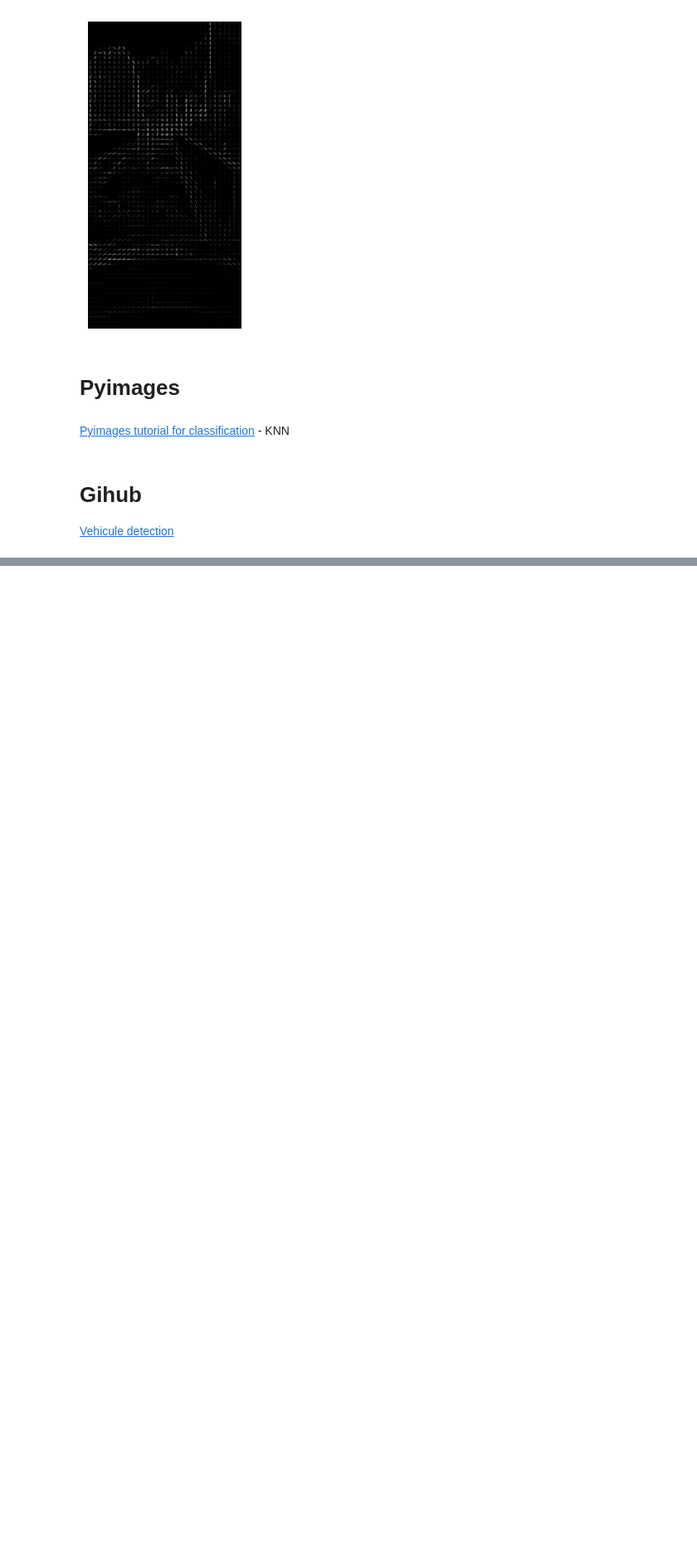
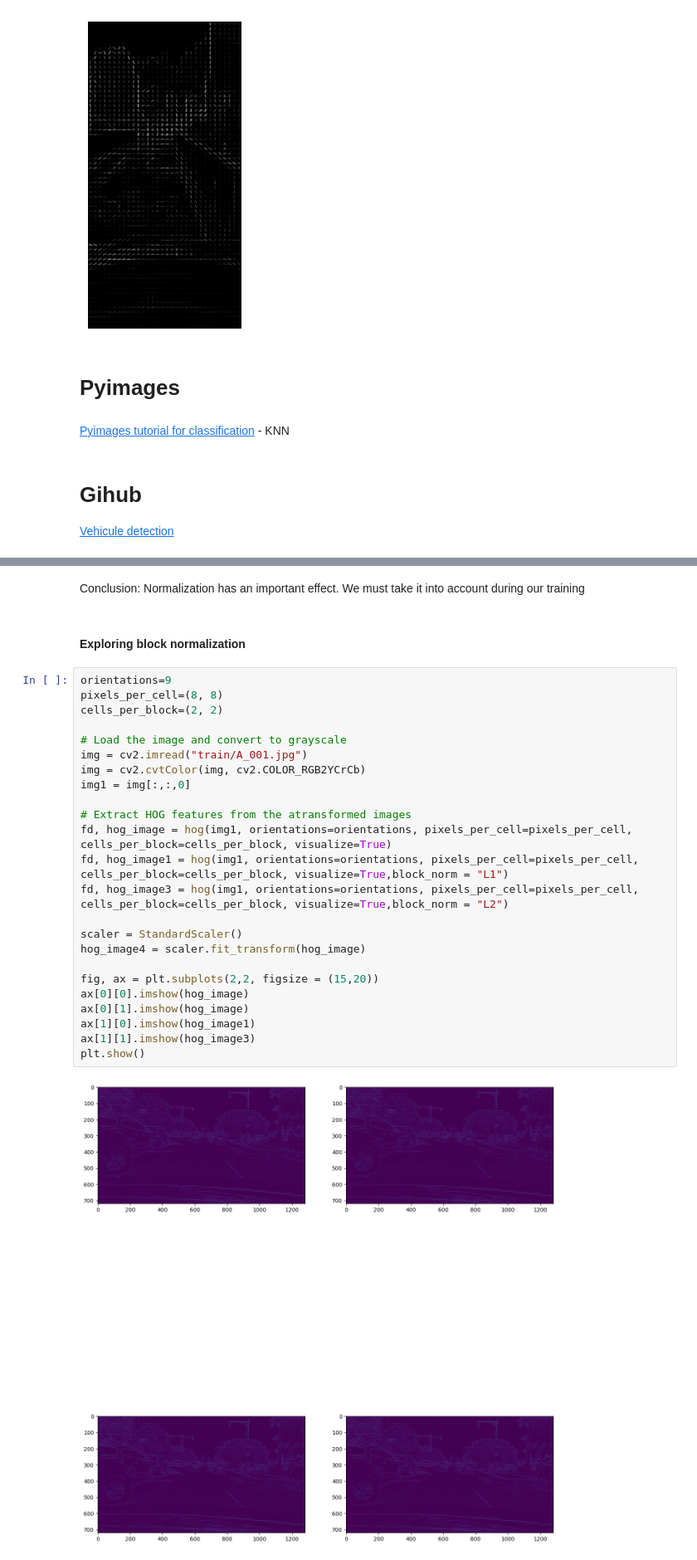
Before and after one commit to adrienloizeau/HOG-Car-Dectector, a Jupyter notebook: playing_hog.ipynb, the cells around one changed output, grey strips where cells are left out. Shown at 83% size. Saved outputs shown, nothing was run; the diff lists cells and outputs as text; blank space fills up the shorter version.

```diff
--- a/playing_hog.ipynb
+++ b/playing_hog.ipynb
@@ -51,0 +108,30 @@ plt.imshow(hog_image, cmap="gray")
+# %% [markdown]
+Conclusion: Normalization has an important effect. We must take it into account during our training
+# %% [markdown]
+#### Exploring block normalization
+# %%
+orientations=9
+pixels_per_cell=(8, 8)
+cells_per_block=(2, 2)
+
+# Load the image and convert to grayscale
+img = cv2.imread("train/A_001.jpg")
+img = cv2.cvtColor(img, cv2.COLOR_RGB2YCrCb)
+img1 = img[:,:,0]
+
+# Extract HOG features from the atransformed images
+fd, hog_image = hog(img1, orientations=orientations, pixels_per_cell=pixels_per_cell, cells_per_block=cells_per_block, visualize=True)
+fd, hog_image1 = hog(img1, orientations=orientations, pixels_per_cell=pixels_per_cell, cells_per_block=cells_per_block, visualize=True,block_norm = "L1")
+fd, hog_image3 = hog(img1, orientations=orientations, pixels_per_cell=pixels_per_cell, cells_per_block=cells_per_block, visualize=True,block_norm = "L2")
+
+scaler = StandardScaler()
+hog_image4 = scaler.fit_transform(hog_image)
+
+fig, ax = plt.subplots(2,2, figsize = (15,20))
+ax[0][0].imshow(hog_image)
+ax[0][1].imshow(hog_image)
+ax[1][0].imshow(hog_image1)
+ax[1][1].imshow(hog_image3)
+plt.show()
+# %% [output]
+[figure, added]
```
Also changed, not shown: parts of 10 cells of this notebook, 4 other files.
